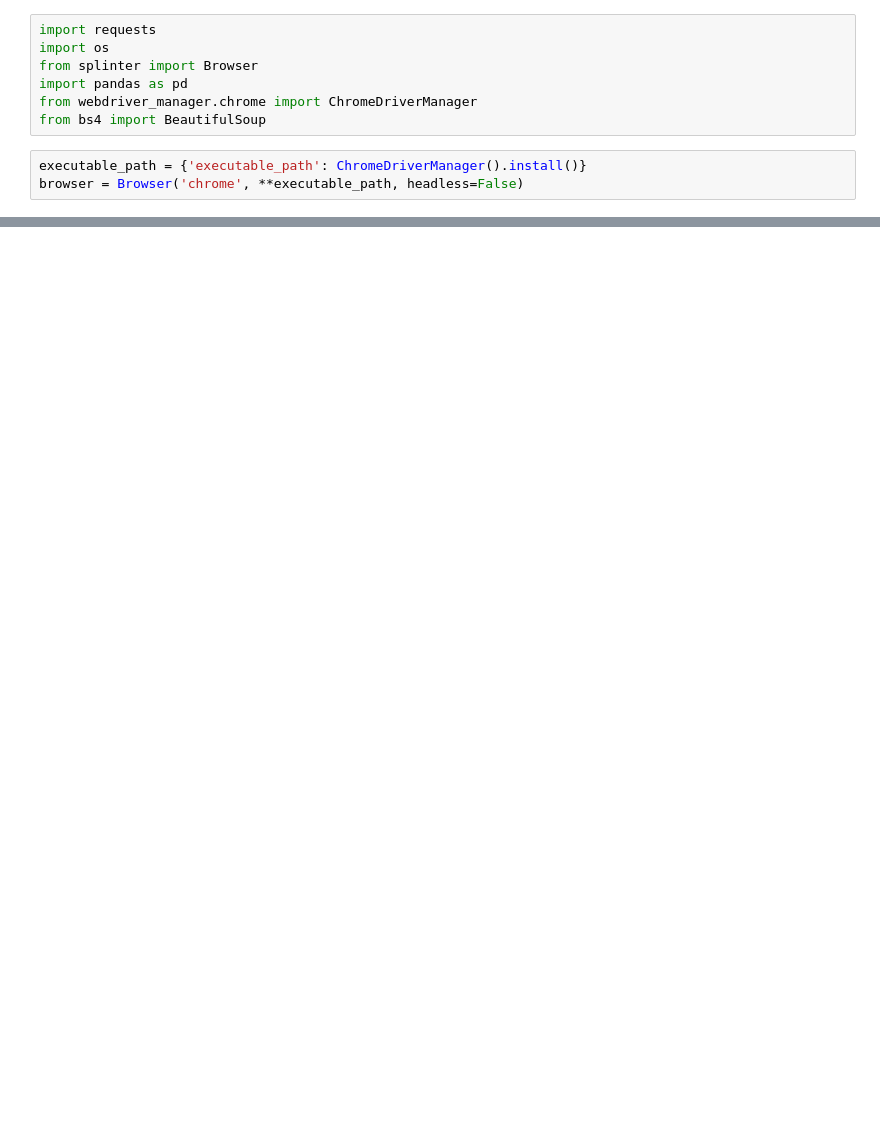
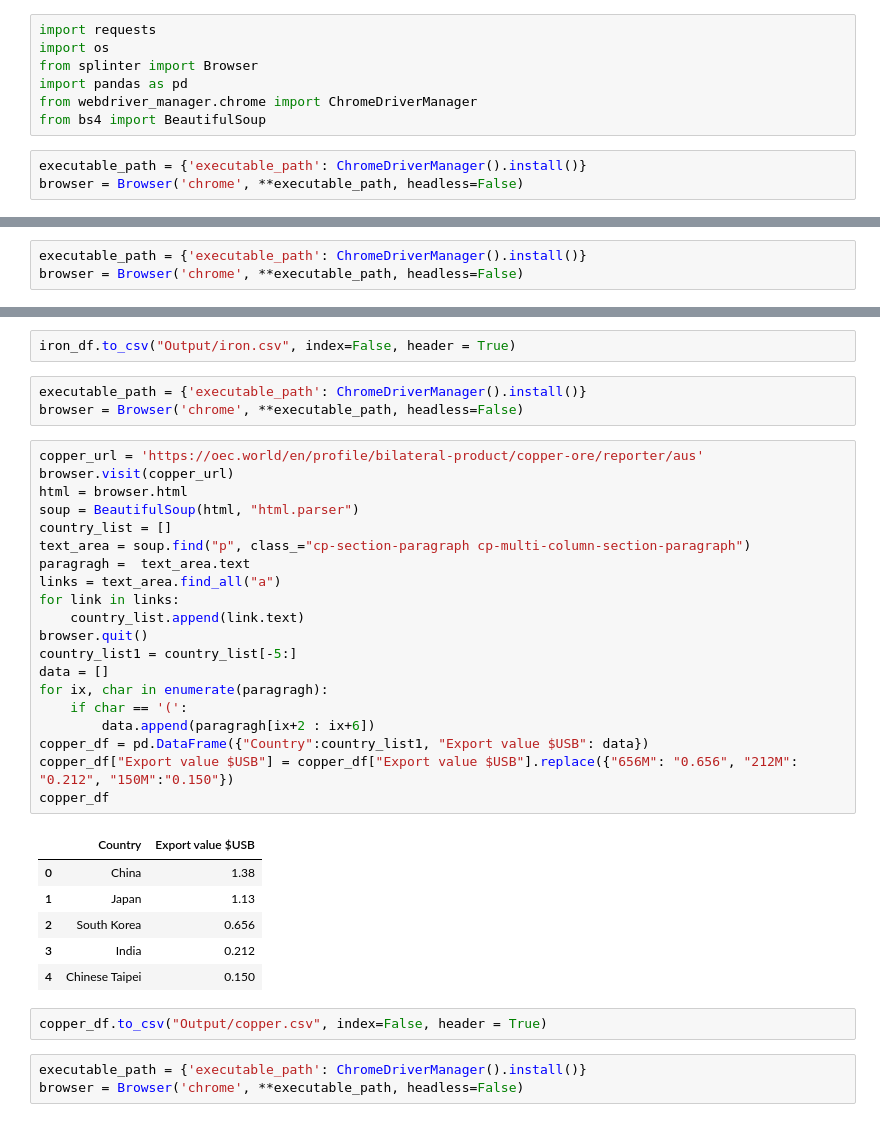
Before and after one commit to DannyBruzz/Project_3, a Jupyter notebook: Scraping exports.ipynb, the cells around one changed output, grey strips where cells are left out. Saved outputs shown, nothing was run; the diff lists cells and outputs as text; blank space fills up the shorter version.

```diff
--- a/Scraping exports.ipynb
+++ b/Scraping exports.ipynb
@@ -55,3 +70,6 @@ print(data)
+# %%
+executable_path = {'executable_path': ChromeDriverManager().install()}
+browser = Browser('chrome', **executable_path, headless=False)
 # %%
 iron_url = 'https://oec.world/en/profile/bilateral-product/iron-ore/reporter/aus'
 browser.visit(iron_url)
@@ -76,0 +99,37 @@ print(data)
+# %%
+iron_df.to_csv("Output/iron.csv", index=False, header = True)
+# %%
+executable_path = {'executable_path': ChromeDriverManager().install()}
+browser = Browser('chrome', **executable_path, headless=False)
+# %%
+copper_url = 'https://oec.world/en/profile/bilateral-product/copper-ore/reporter/aus'
+browser.visit(copper_url)
+html = browser.html
+soup = BeautifulSoup(html, "html.parser")
+country_list = []
+text_area = soup.find("p", class_="cp-section-paragraph cp-multi-column-section-paragraph")
+paragragh =  text_area.text
+links = text_area.find_all("a")
+for link in links:
+    country_list.append(link.text)
+browser.quit()
+country_list1 = country_list[-5:]
+data = []
+for ix, char in enumerate(paragragh):
+    if char == '(':
+        data.append(paragragh[ix+2 : ix+6])
+copper_df = pd.DataFrame({"Country":country_list1, "Export value $USB": data})
+copper_df["Export value $USB"] = copper_df["Export value $USB"].replace({"656M": "0.656", "212M": "0.212", "150M":"0.150"})
+copper_df
+# %% [output]
+|  | Country | Export value $USB |
+| 0 | China | 1.38 |
+| 1 | Japan | 1.13 |
+| 2 | South Korea | 0.656 |
+| 3 | India | 0.212 |
+| 4 | Chinese Taipei | 0.150 |
+# %%
+copper_df.to_csv("Output/copper.csv", index=False, header = True)
+# %%
+executable_path = {'executable_path': ChromeDriverManager().install()}
+browser = Browser('chrome', **executable_path, headless=False)
```
Also changed, not shown: parts of 26 cells of this notebook.
